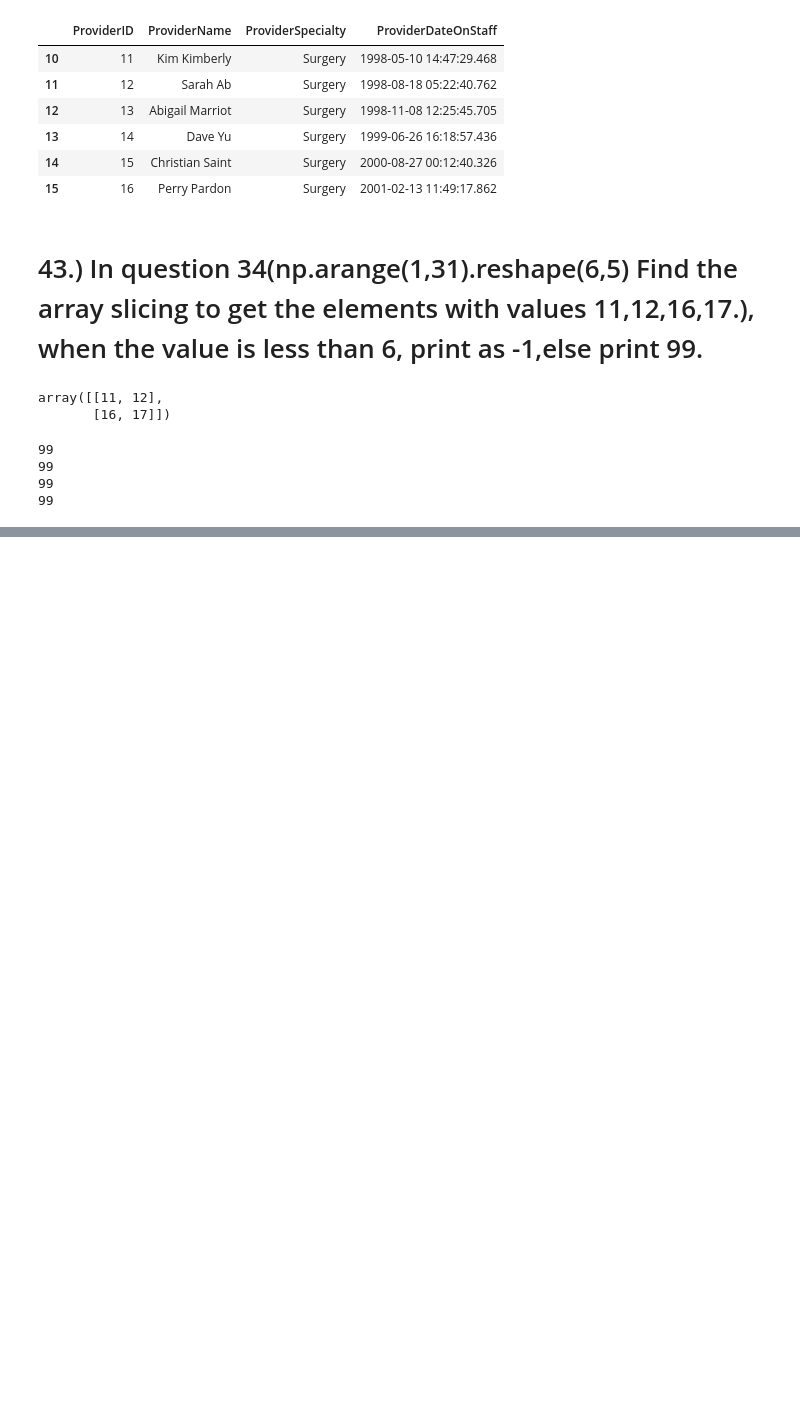
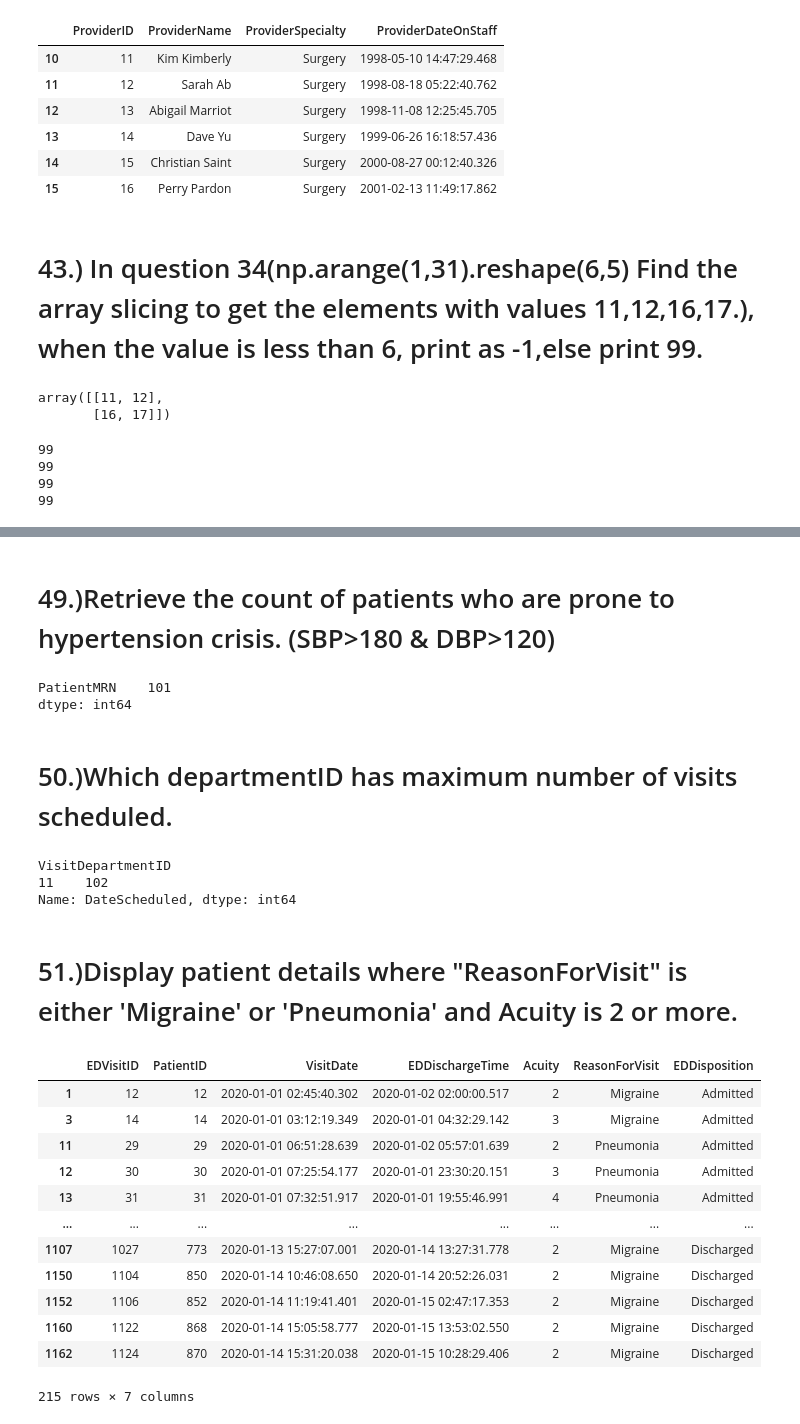
Before and after one commit to fathimadev35/PythonCoders, a Jupyter notebook: PythonCoders-Notebook.ipynb, the cells around one changed output, grey strips where cells are left out. Drawn from its saved outputs; the diff is of its cells as text; code cells hidden in the pictures; blank space fills up the shorter version.

```diff
--- a/PythonCoders-Notebook.ipynb
+++ b/PythonCoders-Notebook.ipynb
@@ -580,0 +695,40 @@ for x in new_Ranges:
+# %% [markdown]
+# 49.)Retrieve the count of patients who are prone to hypertension crisis. (SBP>180 & DBP>120)
+# %%
+df = pd.read_excel("HospitalDatabase.xlsx","AmbulatoryVisits")
+Hypertension_crisis = df[(df['BloodPressureSystolic'] > 180 ) & (df['BloodPressureDiastolic'] > 120)].agg({'PatientMRN':'count'})
+Hypertension_crisis
+# %% [output]
+PatientMRN    101
+dtype: int64
+# %% [markdown]
+# 50.)Which departmentID has maximum number of visits scheduled.
+# %%
+df = pd.read_excel("HospitalDatabase.xlsx","AmbulatoryVisits")
+group_df = df.groupby('VisitDepartmentID')['DateScheduled'].count()
+max_no_of_visits= group_df.sort_values(ascending = 0)
+max_no_of_visits.head(1)
+# %% [output]
+VisitDepartmentID
+11    102
+Name: DateScheduled, dtype: int64
+# %% [markdown]
+# 51.)Display patient details where "ReasonForVisit" is either 'Migraine' or 'Pneumonia' and Acuity is 2 or more.
+# %%
+df = pd.read_excel("HospitalDatabase.xlsx","EDVisits")
+patient_details = df[((df['ReasonForVisit'] == 'Migraine') | (df['ReasonForVisit'] == 'Pneumonia')) & (df['Acuity'] >= 2)]
+patient_details
+# %% [output]
+|  | EDVisitID | PatientID | VisitDate | EDDischargeTime | Acuity | ReasonForVisit | EDDisposition |
+| 1 | 12 | 12 | 2020-01-01 02:45:40.302 | 2020-01-02 02:00:00.517 | 2 | Migraine | Admitted |
+| 3 | 14 | 14 | 2020-01-01 03:12:19.349 | 2020-01-01 04:32:29.142 | 3 | Migraine | Admitted |
+| 11 | 29 | 29 | 2020-01-01 06:51:28.639 | 2020-01-02 05:57:01.639 | 2 | Pneumonia | Admitted |
+| 12 | 30 | 30 | 2020-01-01 07:25:54.177 | 2020-01-01 23:30:20.151 | 3 | Pneumonia | Admitted |
+| 13 | 31 | 31 | 2020-01-01 07:32:51.917 | 2020-01-01 19:55:46.991 | 4 | Pneumonia | Admitted |
+| ... | ... | ... | ... | ... | ... | ... | ... |
+| 1107 | 1027 | 773 | 2020-01-13 15:27:07.001 | 2020-01-14 13:27:31.778 | 2 | Migraine | Discharged |
+| 1150 | 1104 | 850 | 2020-01-14 10:46:08.650 | 2020-01-14 20:52:26.031 | 2 | Migraine | Discharged |
+| 1152 | 1106 | 852 | 2020-01-14 11:19:41.401 | 2020-01-15 02:47:17.353 | 2 | Migraine | Discharged |
+| 1160 | 1122 | 868 | 2020-01-14 15:05:58.777 | 2020-01-15 13:53:02.550 | 2 | Migraine | Discharged |
+| 1162 | 1124 | 870 | 2020-01-14 15:31:20.038 | 2020-01-15 10:28:29.406 | 2 | Migraine | Discharged |
+215 rows × 7 columns
```
Also changed, not shown: parts of 29 cells of this notebook.
